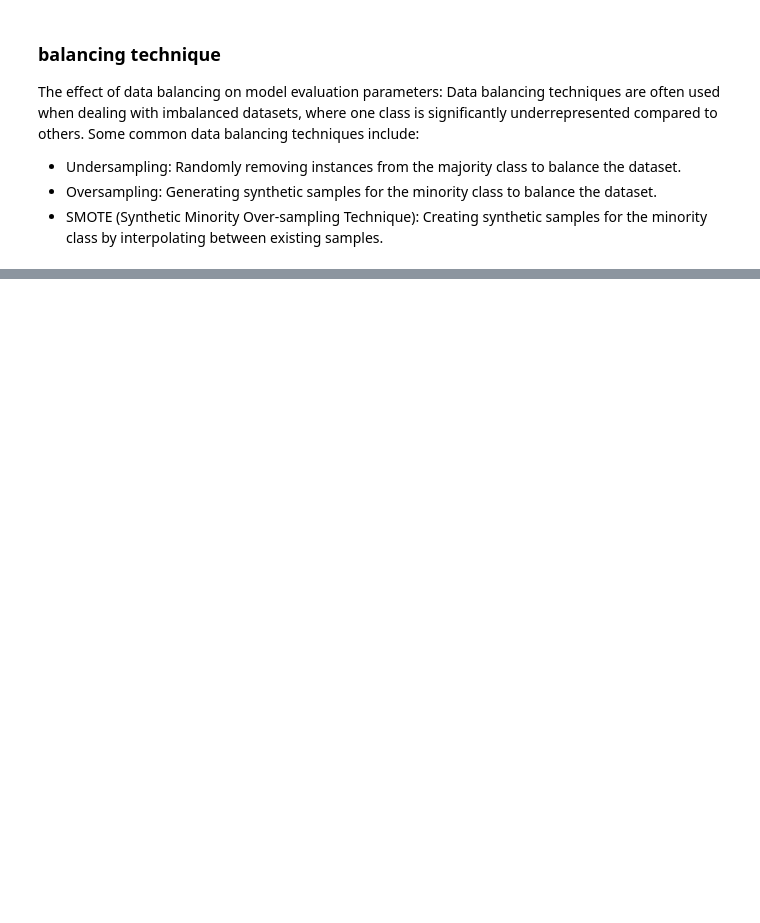
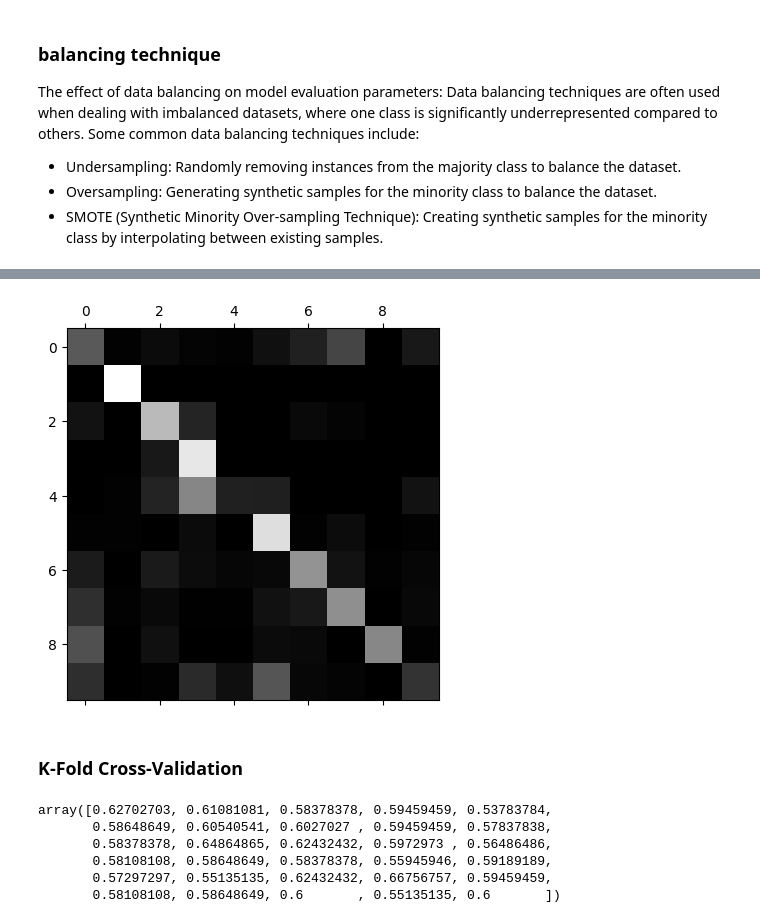
Before and after one commit to Biswadeep27/bits-mtech-aiml, a Jupyter notebook: 01-semester-1/ml/assignment-1/ml-assignment-1-draft.ipynb, the cells around one changed output, grey strips where cells are left out. Saved outputs shown, nothing was run; the diff lists cells and outputs as text; code cells hidden in the pictures; blank space fills up the shorter version.

```diff
--- a/01-semester-1/ml/assignment-1/ml-assignment-1-draft.ipynb
+++ b/01-semester-1/ml/assignment-1/ml-assignment-1-draft.ipynb
@@ -313,0 +478,5 @@ Data balancing techniques are often used when dealing with imbalanced datasets,
+# %%
+## resampling : target variable with label encoding
+from imblearn.over_sampling import SMOTE
+sm = SMOTE(random_state=2, k_neighbors=1)
+X_train_res, y_train_res = sm.fit_resample(X_train_s, y_train_enl)
@@ -313,0 +508,10 @@ Data balancing techniques are often used when dealing with imbalanced datasets,
+# %%
+from sklearn.linear_model import LogisticRegression
+
+model = LogisticRegression(multi_class='multinomial',
+                           solver='lbfgs',
+                           max_iter=10000,
+                           C=0.001,
+                           penalty='l2')
+# %%
+model.fit(X_train_res, y_train_res)
@@ -313,0 +589,5 @@ Data balancing techniques are often used when dealing with imbalanced datasets,
+# %%
+#calculating confusion matrix for the sclaed
+y_train_pred = cross_val_predict(model, X_train_res, y_train_res, cv=3)
+conf_mx = confusion_matrix(y_train_res, y_train_pred)
+conf_mx
@@ -313,0 +605,5 @@ Data balancing techniques are often used when dealing with imbalanced datasets,
+# %%
+plt.matshow(conf_mx, cmap=plt.cm.gray)
+plt.show()
+# %% [output]
+[figure, added]
@@ -313,0 +612,2 @@ Data balancing techniques are often used when dealing with imbalanced datasets,
+# %% [markdown]
+### K-Fold Cross-Validation
@@ -313,0 +622,9 @@ Data balancing techniques are often used when dealing with imbalanced datasets,
+# %%
+scores
+# %% [output]
+array([0.62702703, 0.61081081, 0.58378378, 0.59459459, 0.53783784,
+       0.58648649, 0.60540541, 0.6027027 , 0.59459459, 0.57837838,
+       0.58378378, 0.64864865, 0.62432432, 0.5972973 , 0.56486486,
+       0.58108108, 0.58648649, 0.58378378, 0.55945946, 0.59189189,
+       0.57297297, 0.55135135, 0.62432432, 0.66756757, 0.59459459,
+       0.58108108, 0.58648649, 0.6       , 0.55135135, 0.6       ])
```
Also changed, not shown: parts of 39 cells of this notebook.
